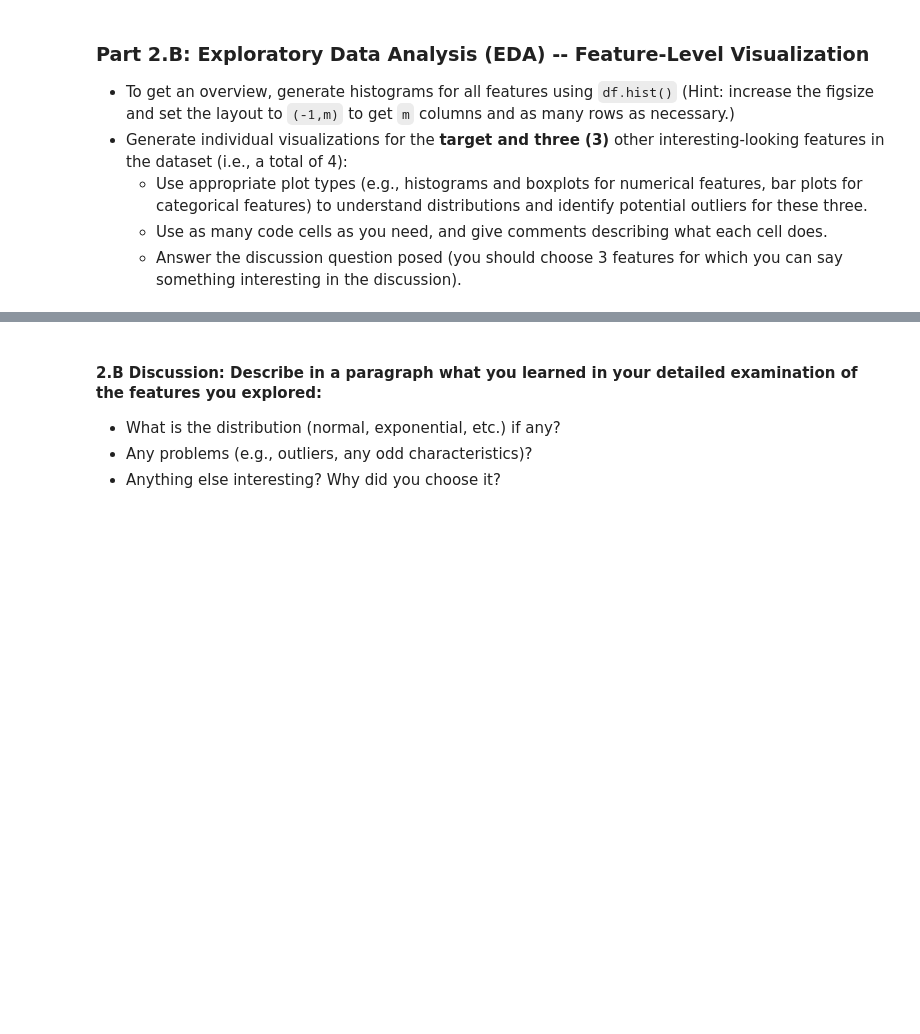
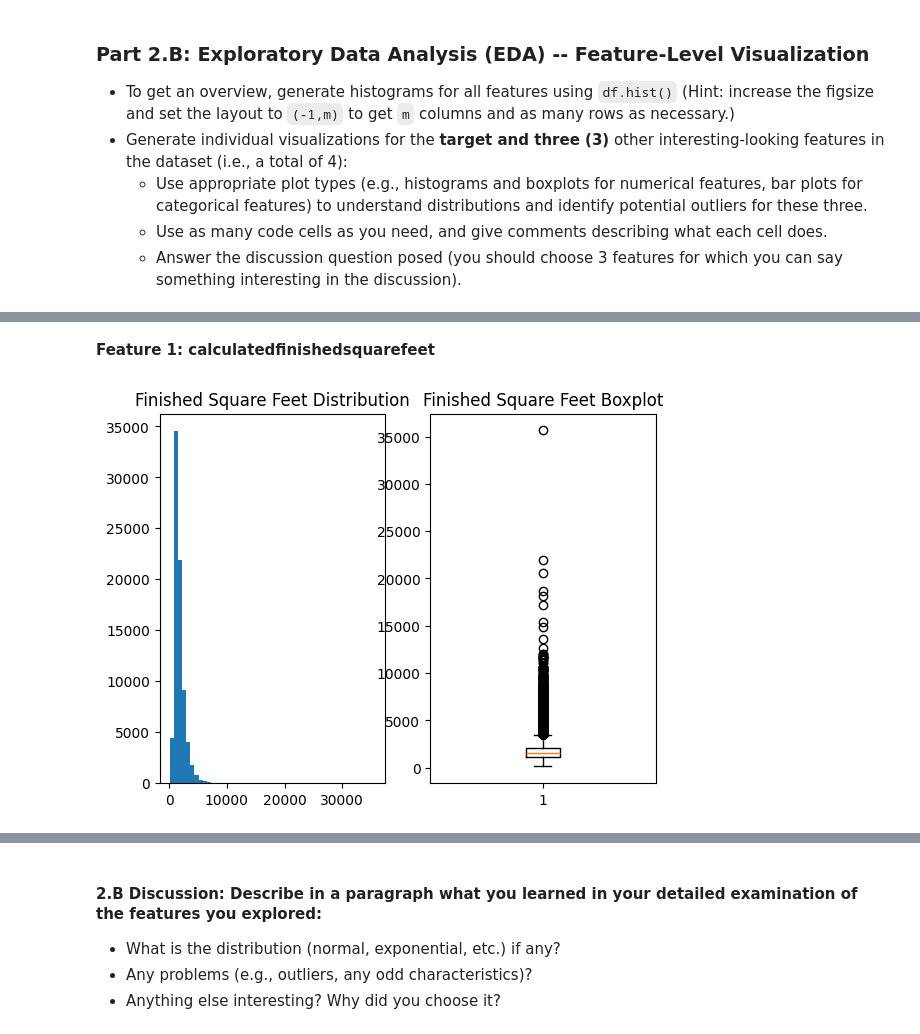
Before and after one commit to jasser-dh/Module-3-Assignments, a Jupyter notebook: Milestone_01.ipynb, the cells around one changed output, grey strips where cells are left out. Drawn from its saved outputs; the diff is of its cells as text; code cells hidden in the pictures; blank space fills up the shorter version.

```diff
--- a/Milestone_01.ipynb
+++ b/Milestone_01.ipynb
@@ -470,0 +551,16 @@ Yes, some features are problematic due to **too many or too few unique values**.
+# %% [markdown]
+**Feature 1: calculatedfinishedsquarefeet**
+# %%
+# =============================
+# 3. Feature 1: calculatedfinishedsquarefeet
+# =============================
+fig, ax = plt.subplots(1, 2)
+ax[0].hist(df['calculatedfinishedsquarefeet'].dropna(), bins=50)
+ax[0].set_title('Finished Square Feet Distribution')
+
+ax[1].boxplot(df['calculatedfinishedsquarefeet'].dropna())
+ax[1].set_title('Finished Square Feet Boxplot')
+
+plt.show()
+# %% [output]
+[figure, added]
```
Also changed, not shown: parts of 15 cells of this notebook.
